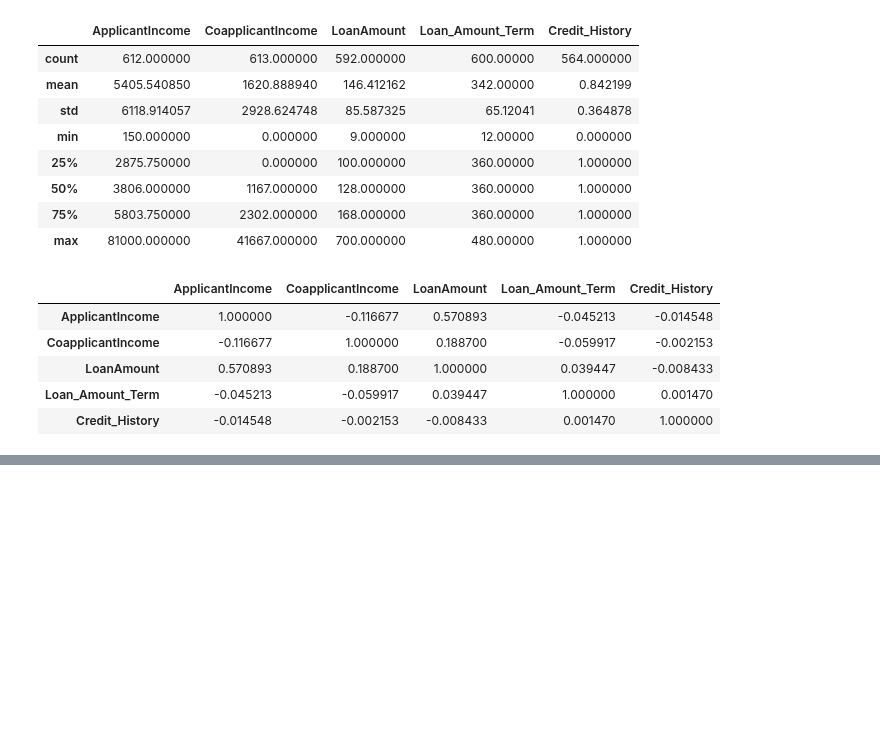
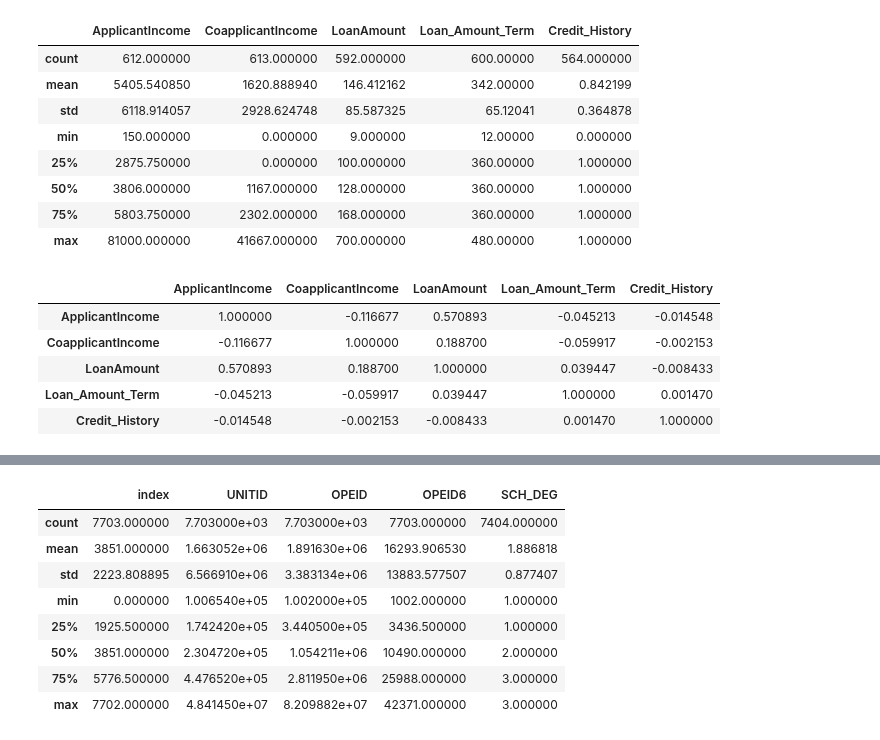
Before and after one commit to jmohsbeck1/jpmc_mle, a Jupyter notebook: Install_Kaggle.ipynb, the cells around one changed output, grey strips where cells are left out. Drawn from its saved outputs; the diff is of its cells as text; code cells hidden in the pictures; blank space fills up the shorter version.

```diff
--- a/Install_Kaggle.ipynb
+++ b/Install_Kaggle.ipynb
@@ -225,0 +248,12 @@ data.corr()
+# %%
+data.describe()
+# %% [output]
+|  | index | UNITID | OPEID | OPEID6 | SCH_DEG |
+| count | 7703.000000 | 7.703000e+03 | 7.703000e+03 | 7703.000000 | 7404.000000 |
+| mean | 3851.000000 | 1.663052e+06 | 1.891630e+06 | 16293.906530 | 1.886818 |
+| std | 2223.808895 | 6.566910e+06 | 3.383134e+06 | 13883.577507 | 0.877407 |
+| min | 0.000000 | 1.006540e+05 | 1.002000e+05 | 1002.000000 | 1.000000 |
+| 25% | 1925.500000 | 1.742420e+05 | 3.440500e+05 | 3436.500000 | 1.000000 |
+| 50% | 3851.000000 | 2.304720e+05 | 1.054211e+06 | 10490.000000 | 2.000000 |
+| 75% | 5776.500000 | 4.476520e+05 | 2.811950e+06 | 25988.000000 | 3.000000 |
+| max | 7702.000000 | 4.841450e+07 | 8.209882e+07 | 42371.000000 | 3.000000 |
```
Also changed, not shown: parts of 6 cells of this notebook.
